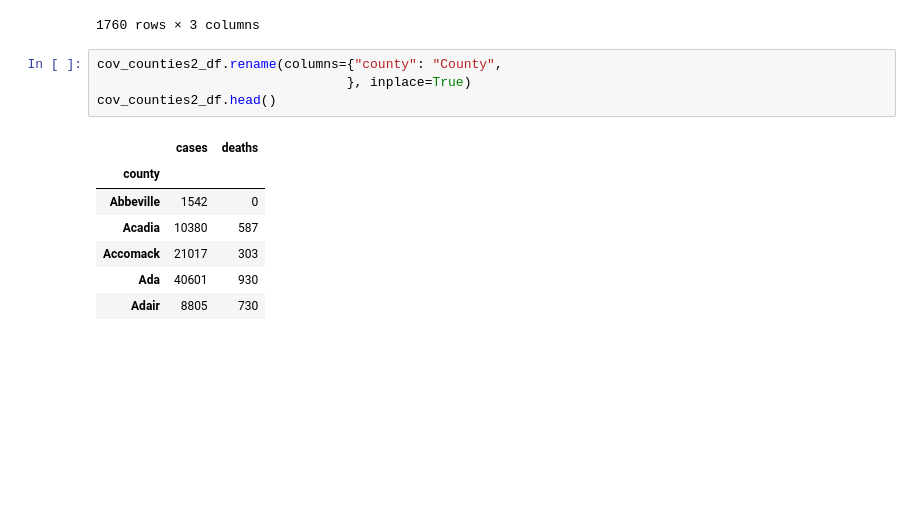
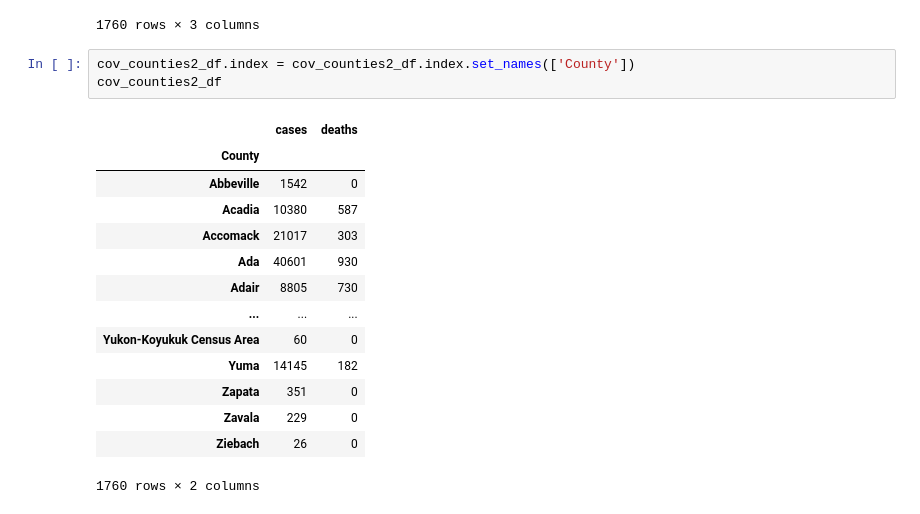
Before and after one commit to RHartley09/Project_1, a Jupyter notebook: JPB-conversion-import-TEST.ipynb, the cells around one changed output. Saved outputs shown, nothing was run; the diff lists cells and outputs as text; blank space fills up the shorter version.

```diff
--- a/JPB-conversion-import-TEST.ipynb
+++ b/JPB-conversion-import-TEST.ipynb
@@ -172,15 +172,21 @@ cov_counties2_df.reset_index()
 | 1758 | Zavala | 229 | 0 |
 | 1759 | Ziebach | 26 | 0 |
 1760 rows × 3 columns
-# %%
-cov_counties2_df.rename(columns={"county": "County",
-                                }, inplace=True)
-cov_counties2_df.head()
-# %% [output]
-|  | cases | deaths |
-| county |  |  |
-| Abbeville | 1542 | 0 |
-| Acadia | 10380 | 587 |
-| Accomack | 21017 | 303 |
-| Ada | 40601 | 930 |
-| Adair | 8805 | 730 |
+# %%
+cov_counties2_df.index = cov_counties2_df.index.set_names(['County'])
+cov_counties2_df
+# %% [output]
+|  | cases | deaths |
+| County |  |  |
+| Abbeville | 1542 | 0 |
+| Acadia | 10380 | 587 |
+| Accomack | 21017 | 303 |
+| Ada | 40601 | 930 |
+| Adair | 8805 | 730 |
+| ... | ... | ... |
+| Yukon-Koyukuk Census Area | 60 | 0 |
+| Yuma | 14145 | 182 |
+| Zapata | 351 | 0 |
+| Zavala | 229 | 0 |
+| Ziebach | 26 | 0 |
+1760 rows × 2 columns
```
Also changed, not shown: parts of 4 cells of this notebook, 2 other files.
